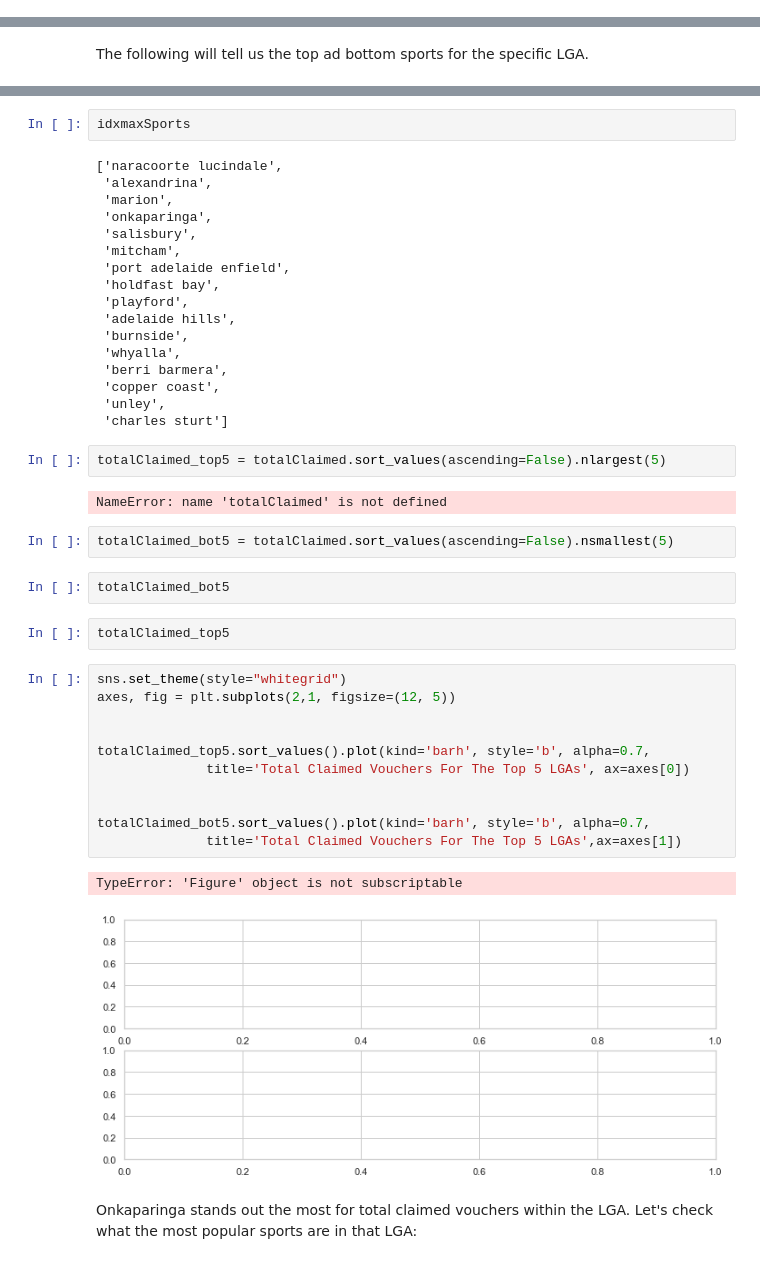
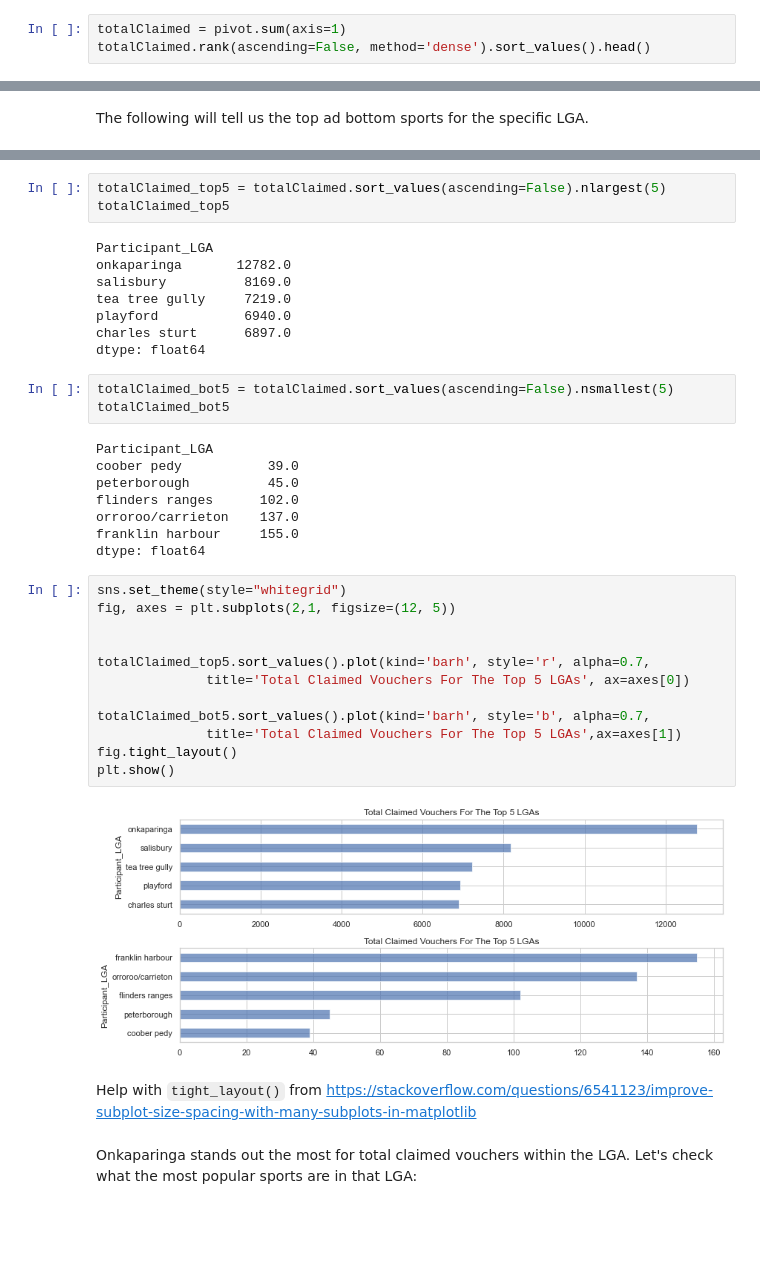
Before and after one commit to MQCOMP2200-S2-2021/Data-Science-Labs, a Jupyter notebook: Portfolio 2-Copy1.ipynb, the cells around one changed output, grey strips where cells are left out. Saved outputs shown, nothing was run; the diff lists cells and outputs as text; blank space fills up the shorter version.

```diff
--- a/Portfolio 2-Copy1.ipynb
+++ b/Portfolio 2-Copy1.ipynb
@@ -280,0 +288,3 @@ we notice that some of the LGAs are in each of the top and bottom LGAs. This is
+# %%
+totalClaimed = pivot.sum(axis=1)
+totalClaimed.rank(ascending=False, method='dense').sort_values().head()
@@ -304,46 +301,41 @@ pivot
-# %%
-idxmaxSports
-# %% [output]
-['naracoorte lucindale',
- 'alexandrina',
- 'marion',
- 'onkaparinga',
- 'salisbury',
- 'mitcham',
- 'port adelaide enfield',
- 'holdfast bay',
- 'playford',
- 'adelaide hills',
- 'burnside',
- 'whyalla',
- 'berri barmera',
- 'copper coast',
- 'unley',
- 'charles sturt']
 # %%
 totalClaimed_top5 = totalClaimed.sort_values(ascending=False).nlargest(5)
+totalClaimed_top5
 # %% [output]
-NameError: name 'totalClaimed' is not defined
+Participant_LGA
+onkaparinga       12782.0
+salisbury          8169.0
+tea tree gully     7219.0
+playford           6940.0
+charles sturt      6897.0
+dtype: float64
 # %%
 totalClaimed_bot5 = totalClaimed.sort_values(ascending=False).nsmallest(5)
+totalClaimed_bot5
+# %% [output]
+Participant_LGA
+coober pedy           39.0
+peterborough          45.0
+flinders ranges      102.0
+orroroo/carrieton    137.0
+franklin harbour     155.0
+dtype: float64
-# %%
-totalClaimed_bot5
-# %%
-totalClaimed_top5
 # %%
 sns.set_theme(style="whitegrid")
-axes, fig = plt.subplots(2,1, figsize=(12, 5))
+fig, axes = plt.subplots(2,1, figsize=(12, 5))
 
 
-totalClaimed_top5.sort_values().plot(kind='barh', style='b', alpha=0.7,
+totalClaimed_top5.sort_values().plot(kind='barh', style='r', alpha=0.7,
               title='Total Claimed Vouchers For The Top 5 LGAs', ax=axes[0])
-
 
 totalClaimed_bot5.sort_values().plot(kind='barh', style='b', alpha=0.7,
               title='Total Claimed Vouchers For The Top 5 LGAs',ax=axes[1])
+fig.tight_layout()
+plt.show()
 # %% [output]
-TypeError: 'Figure' object is not subscriptable
-[figure, old version]
+[figure, new version]
+# %% [markdown]
+Help with `tight_layout()` from https://stackoverflow.com/questions/6541123/improve-subplot-size-spacing-with-many-subplots-in-matplotlib
 # %% [markdown]
 Onkaparinga stands out the most for total claimed vouchers within the LGA. Let's check what the most popular sports are in that LGA:
 # %%
```
Also changed, not shown: parts of 64 cells of this notebook.
